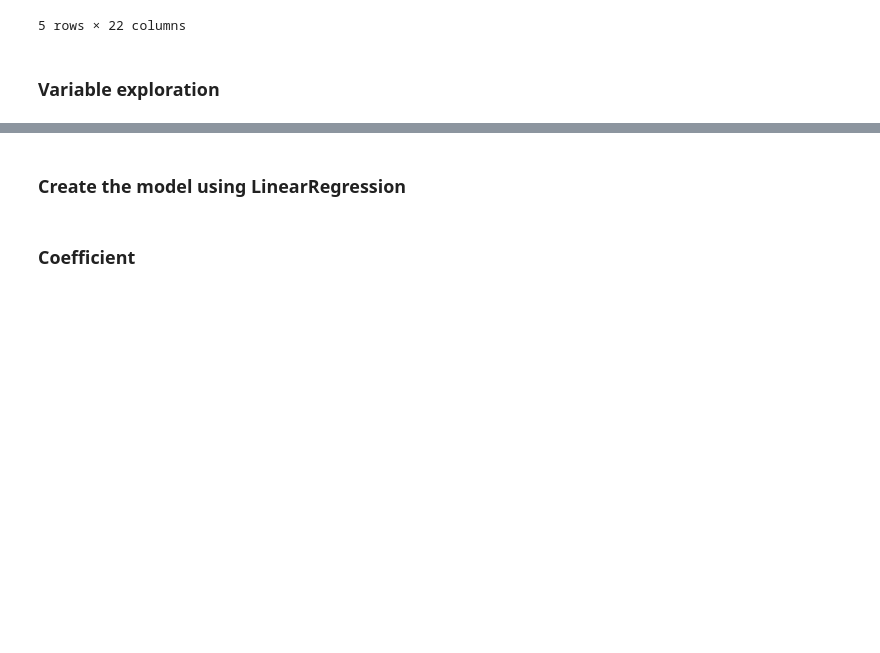
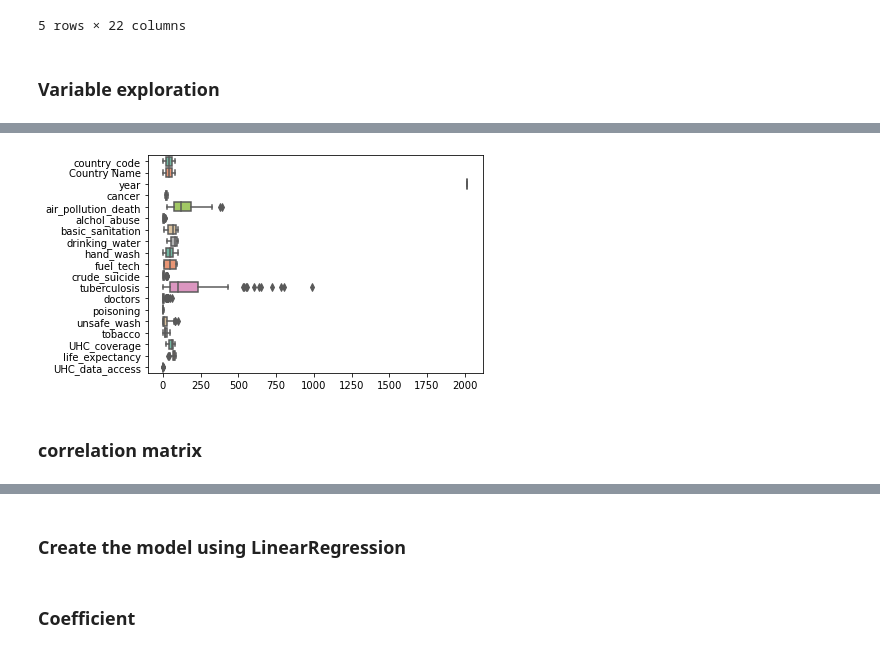
Before and after one commit to hej6853/Rowdy_Rooster_Project3, a Jupyter notebook: Cleaned/Machine_Learning_linear_regression.ipynb, the cells around one changed output, grey strips where cells are left out. Saved outputs shown, nothing was run; the diff lists cells and outputs as text; code cells hidden in the pictures; blank space fills up the shorter version.

```diff
--- a/Cleaned/Machine_Learning_linear_regression.ipynb
+++ b/Cleaned/Machine_Learning_linear_regression.ipynb
@@ -63,2 +87,17 @@ df.head()
+# %%
+#df.describe()
+
+df_2 = df[['country_code', 'Country Name', 'year', 'cancer',
+       'air_pollution_death', 'alchol_abuse', 'basic_sanitation',
+       'drinking_water', 'hand_wash', 'fuel_tech', 'crude_suicide',
+       'tuberculosis', 'doctors', 'poisoning', 'unsafe_wash',
+       'tobacco', 'UHC_coverage', 'life_expectancy', 'UHC_data_access']]
+
+
+ax = sns.boxplot(data=df_2, orient="h", palette="Set2")
+# %% [output]
+[figure, added]
+# %% [markdown]
+### correlation matrix
 # %%
 # Correlation Matrix
```
Also changed, not shown: parts of 14 cells of this notebook, 14 other files.
